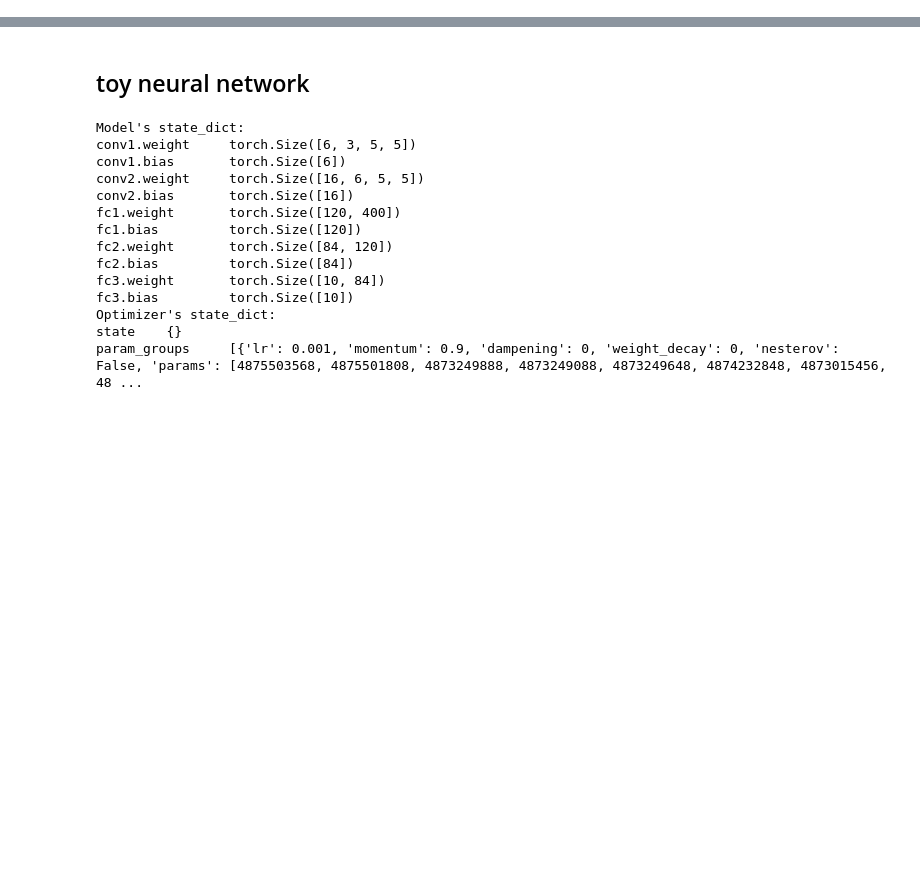
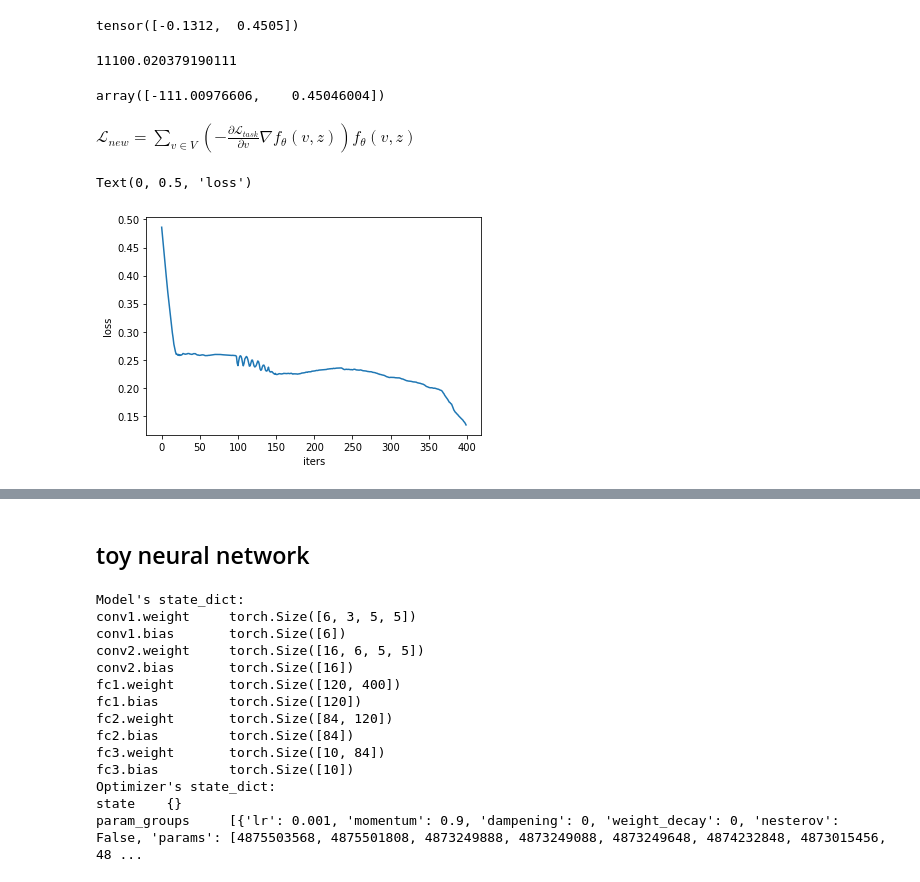
Before and after one commit to huajian1069/non-convex-optimisation, a Jupyter notebook: pyTorch.ipynb, the cells around one changed output, grey strips where cells are left out. Cells and saved outputs as stored; diff of their text form; code cells hidden in the pictures; blank space fills up the shorter version.

```diff
--- a/pyTorch.ipynb
+++ b/pyTorch.ipynb
@@ -7,0 +107,26 @@ import os
+# %%
+out.backward()
+x1.grad
+# %% [output]
+tensor([-0.1312,  0.4505])
+# %%
+bb = bukin()
+bb.func(x1.detach().numpy())
+# %% [output]
+11100.020379190111
+# %%
+bb.dfunc(x1.detach().numpy())
+# %% [output]
+array([-111.00976606,    0.45046004])
+# %% [markdown]
+$\mathcal{L}_{new} = \sum_{v \in V}{ \left( -\frac{\partial \mathcal{L}_{task}}{\partial v} \nabla f_{\theta}(v, z) \right) f_{\theta}(v,z)}$
+# %%
+losses = np.load("/Users/huajian/Downloads/MinimalDeepSDF/data/loss.npy")
+lambdas = np.load("/Users/huajian/Downloads/MinimalDeepSDF/data/lambdas.npy")
+# %%
+plt.plot(losses)
+plt.xlabel("iters")
+plt.ylabel("loss")
+# %% [output]
+Text(0, 0.5, 'loss')
+[figure, added]
```
Also changed, not shown: parts of 16 cells of this notebook, 1 other file.
